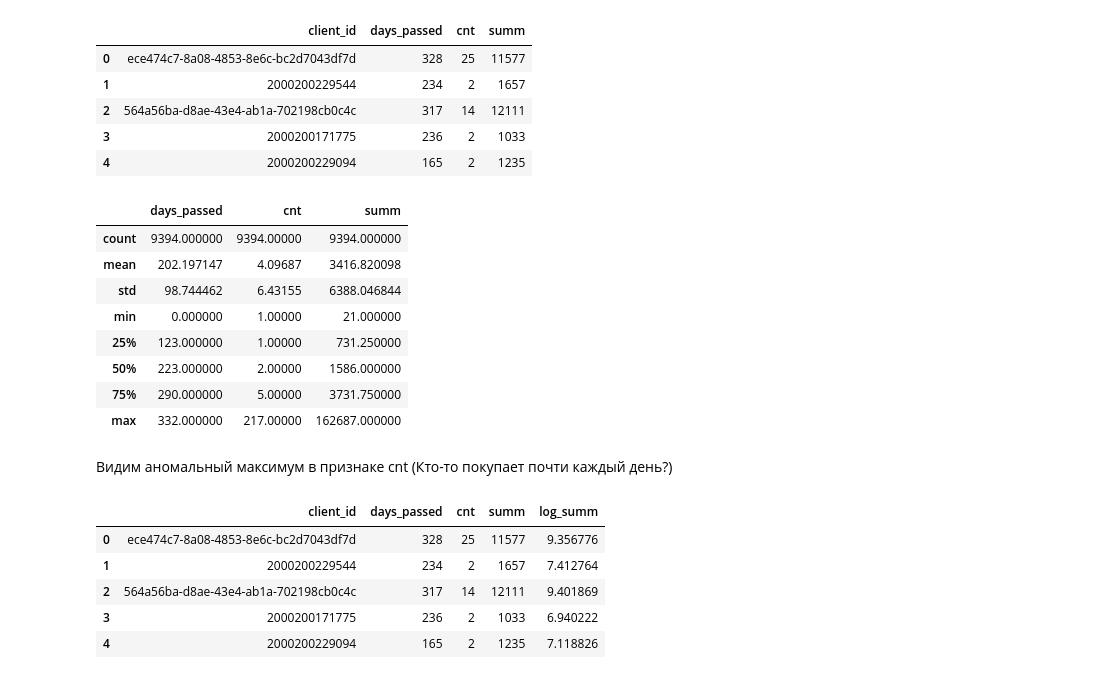
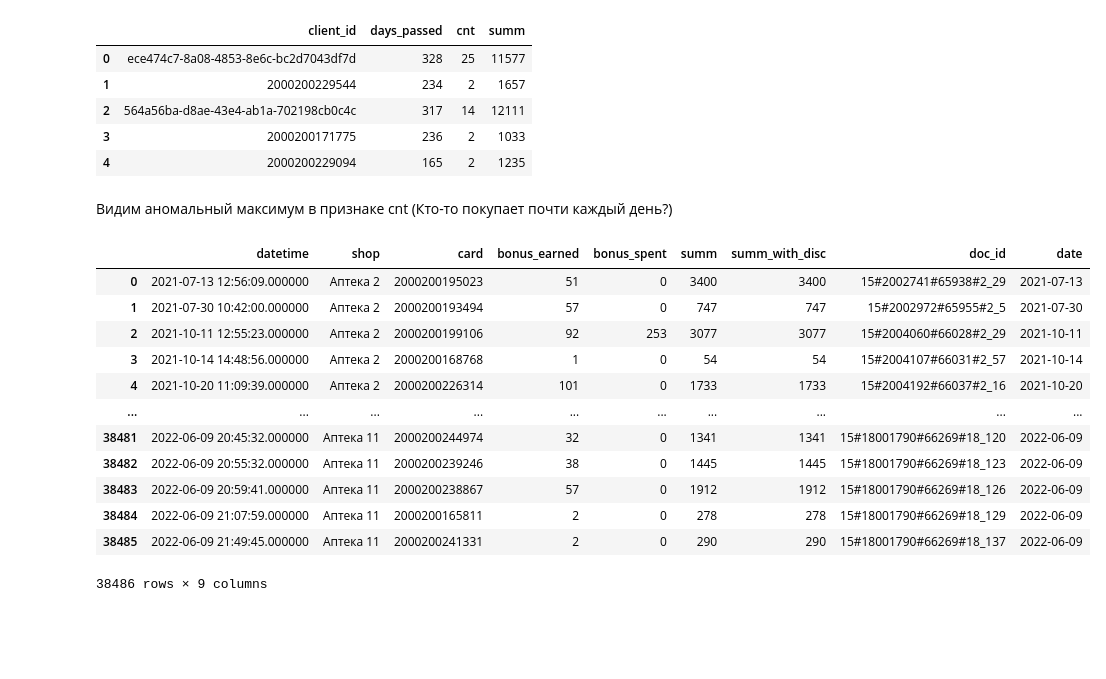
Before and after one commit to aleks-haksly/Simulative, a Jupyter notebook: Other/Analysis/RFM.ipynb, the cells around one changed output. Cells and saved outputs as stored; diff of their text form; code cells hidden in the pictures; blank space fills up the shorter version.

```diff
--- a/Other/Analysis/RFM.ipynb
+++ b/Other/Analysis/RFM.ipynb
@@ -39,17 +28,5 @@ data.head()
 | 2 | 564a56ba-d8ae-43e4-ab1a-702198cb0c4c | 317 | 14 | 12111 |
 | 3 | 2000200171775 | 236 | 2 | 1033 |
 | 4 | 2000200229094 | 165 | 2 | 1235 |
-# %%
-data.describe()
-# %% [output]
-|  | days_passed | cnt | summ |
-| count | 9394.000000 | 9394.00000 | 9394.000000 |
-| mean | 202.197147 | 4.09687 | 3416.820098 |
-| std | 98.744462 | 6.43155 | 6388.046844 |
-| min | 0.000000 | 1.00000 | 21.000000 |
-| 25% | 123.000000 | 1.00000 | 731.250000 |
-| 50% | 223.000000 | 2.00000 | 1586.000000 |
-| 75% | 290.000000 | 5.00000 | 3731.750000 |
-| max | 332.000000 | 217.00000 | 162687.000000 |
 # %% [markdown]
 Видим аномальный максимум в признаке cnt (Кто-то покупает почти каждый день?)
@@ -58,9 +33,21 @@ data["log_summ"] = data.summ.apply(np.log)
+# %%
+data = pd.read_csv('/content/bonuscheques.csv')
+# %%
+rfm_params = {'groupby_col': 'card', 'recentcy_col': 'datetime', 'monetary_col': 'summ_with_disc'}
+data["date"] = pd.to_datetime(data.datetime).dt.date
 # %%
-data.head()
+data
 # %% [output]
-|  | client_id | days_passed | cnt | summ | log_summ |
-| 0 | ece474c7-8a08-4853-8e6c-bc2d7043df7d | 328 | 25 | 11577 | 9.356776 |
-| 1 | 2000200229544 | 234 | 2 | 1657 | 7.412764 |
-| 2 | 564a56ba-d8ae-43e4-ab1a-702198cb0c4c | 317 | 14 | 12111 | 9.401869 |
-| 3 | 2000200171775 | 236 | 2 | 1033 | 6.940222 |
-| 4 | 2000200229094 | 165 | 2 | 1235 | 7.118826 |
+|  | datetime | shop | card | bonus_earned | bonus_spent | summ | summ_with_disc | doc_id | date |
+| 0 | 2021-07-13 12:56:09.000000 | Аптека 2 | 2000200195023 | 51 | 0 | 3400 | 3400 | 15#2002741#65938#2_29 | 2021-07-13 |
+| 1 | 2021-07-30 10:42:00.000000 | Аптека 2 | 2000200193494 | 57 | 0 | 747 | 747 | 15#2002972#65955#2_5 | 2021-07-30 |
+| 2 | 2021-10-11 12:55:23.000000 | Аптека 2 | 2000200199106 | 92 | 253 | 3077 | 3077 | 15#2004060#66028#2_29 | 2021-10-11 |
+| 3 | 2021-10-14 14:48:56.000000 | Аптека 2 | 2000200168768 | 1 | 0 | 54 | 54 | 15#2004107#66031#2_57 | 2021-10-14 |
+| 4 | 2021-10-20 11:09:39.000000 | Аптека 2 | 2000200226314 | 101 | 0 | 1733 | 1733 | 15#2004192#66037#2_16 | 2021-10-20 |
+| ... | ... | ... | ... | ... | ... | ... | ... | ... | ... |
+| 38481 | 2022-06-09 20:45:32.000000 | Аптека 11 | 2000200244974 | 32 | 0 | 1341 | 1341 | 15#18001790#66269#18_120 | 2022-06-09 |
+| 38482 | 2022-06-09 20:55:32.000000 | Аптека 11 | 2000200239246 | 38 | 0 | 1445 | 1445 | 15#18001790#66269#18_123 | 2022-06-09 |
+| 38483 | 2022-06-09 20:59:41.000000 | Аптека 11 | 2000200238867 | 57 | 0 | 1912 | 1912 | 15#18001790#66269#18_126 | 2022-06-09 |
+| 38484 | 2022-06-09 21:07:59.000000 | Аптека 11 | 2000200165811 | 2 | 0 | 278 | 278 | 15#18001790#66269#18_129 | 2022-06-09 |
+| 38485 | 2022-06-09 21:49:45.000000 | Аптека 11 | 2000200241331 | 2 | 0 | 290 | 290 | 15#18001790#66269#18_137 | 2022-06-09 |
+38486 rows × 9 columns
```
Also changed, not shown: parts of 25 cells of this notebook.
